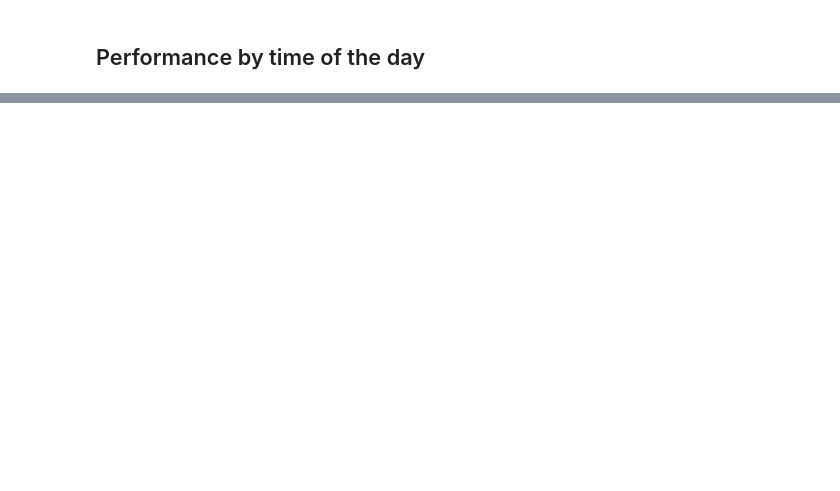
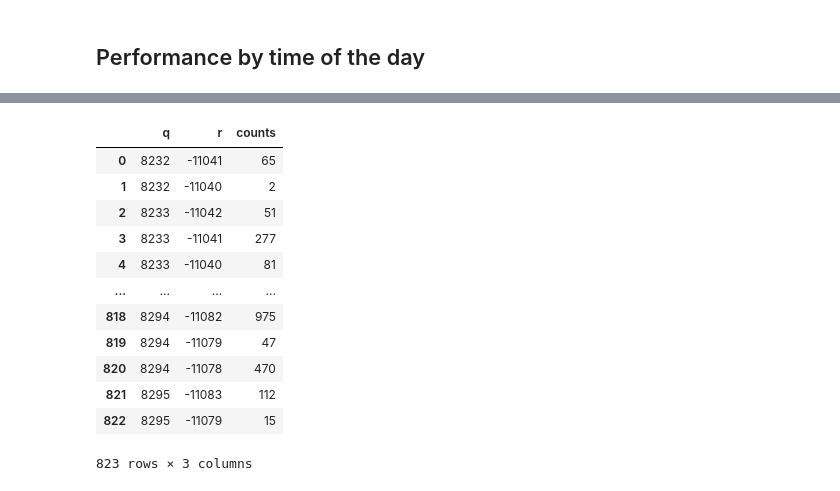
Before and after one commit to ppatrzyk/kaggle, a Jupyter notebook: public_transport/public_transport.ipynb, the cells around one changed output, grey strips where cells are left out. Saved outputs shown, nothing was run; the diff lists cells and outputs as text; code cells hidden in the pictures; blank space fills up the shorter version.

Commit message:
hexbins init

```diff
--- a/public_transport/public_transport.ipynb
+++ b/public_transport/public_transport.ipynb
@@ -188,0 +193,26 @@ show(gridplot([p1, p2], ncols=2, width=400, height=600))
+# %%
+bins = hexbin(
+    x=positions["x_mercator"].to_numpy(),
+    y=positions["y_mercator"].to_numpy(),
+    size=400
+)
+
+p = figure(
+    title="Most common vehicle locations",
+    x_range=(1875733.4, 1914695.2),
+    y_range=(6621293.7, 6674532.7),
+    x_axis_type="mercator",
+    y_axis_type="mercator"
+)
+p.add_tile(tile_provider)
+
+p.hex_tile(
+    q="q",
+    r="r",
+    size=400,
+    line_color=None,
+    alpha=0.6,
+    source=bins,
+    fill_color=linear_cmap('counts', 'Inferno256', 0, max(bins.counts))
+)
+show(p)
@@ -188,0 +222,16 @@ show(gridplot([p1, p2], ncols=2, width=400, height=600))
+# %%
+(bins)
+# %% [output]
+|  | q | r | counts |
+| 0 | 8232 | -11041 | 65 |
+| 1 | 8232 | -11040 | 2 |
+| 2 | 8233 | -11042 | 51 |
+| 3 | 8233 | -11041 | 277 |
+| 4 | 8233 | -11040 | 81 |
+| ... | ... | ... | ... |
+| 818 | 8294 | -11082 | 975 |
+| 819 | 8294 | -11079 | 47 |
+| 820 | 8294 | -11078 | 470 |
+| 821 | 8295 | -11083 | 112 |
+| 822 | 8295 | -11079 | 15 |
+823 rows × 3 columns
```
Also changed, not shown: parts of 7 cells of this notebook.
